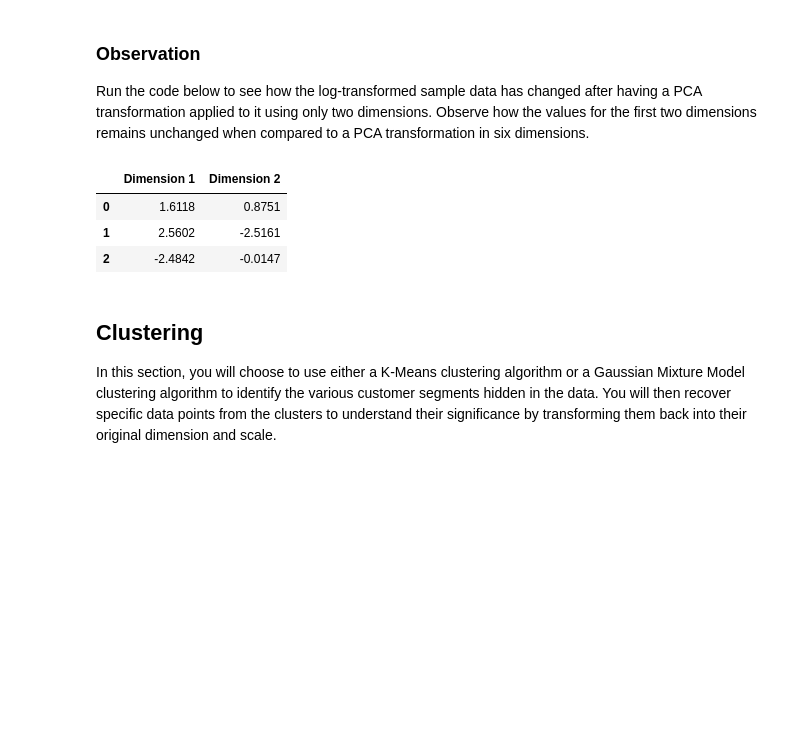
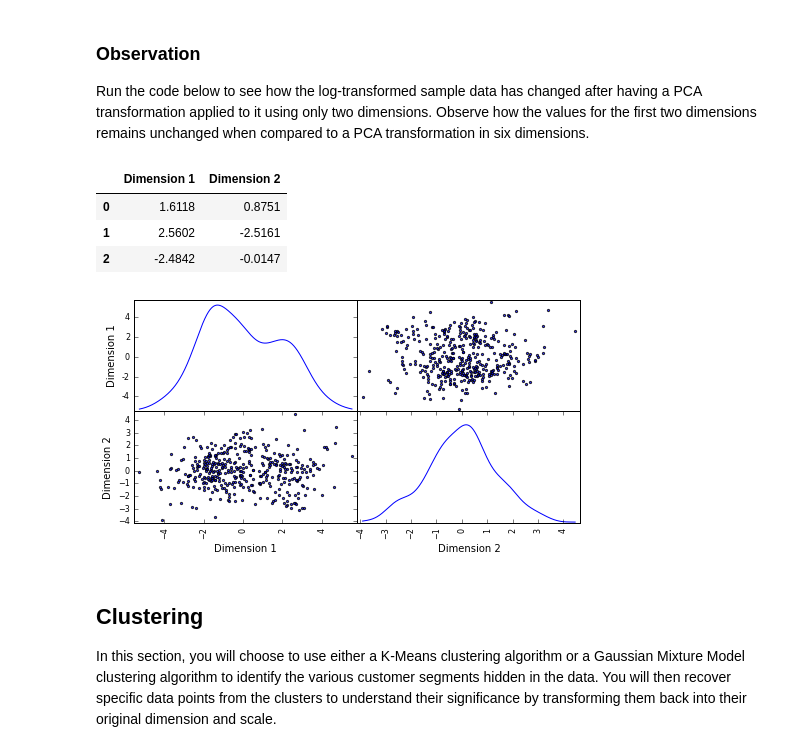
Before and after one commit to diegoalejogm/udacity-ml-nanodegree, a Jupyter notebook: projects/creating_customer_segments/customer_segments.ipynb, the cells around one changed output. Drawn from its saved outputs; the diff is of its cells as text; code cells hidden in the pictures; blank space fills up the shorter version.

```diff
--- a/projects/creating_customer_segments/customer_segments.ipynb
+++ b/projects/creating_customer_segments/customer_segments.ipynb
@@ -397,11 +443,16 @@ Run the code below to see how the log-transformed sample data has changed after
 # %%
 # Display sample log-data after applying PCA transformation in two dimensions
 display(pd.DataFrame(np.round(pca_samples, 4), columns = ['Dimension 1', 'Dimension 2']))
+
+
+# Produce a scatter matrix for pca reduced data
+pd.scatter_matrix(reduced_data, alpha = 0.8, figsize = (8,4), diagonal = 'kde');
 # %% [output]
 |  | Dimension 1 | Dimension 2 |
 | 0 | 1.6118 | 0.8751 |
 | 1 | 2.5602 | -2.5161 |
 | 2 | -2.4842 | -0.0147 |
+[figure, added]
 # %% [markdown]
 ## Clustering
 
```
Also changed, not shown: parts of 18 cells of this notebook, 3 other files.
